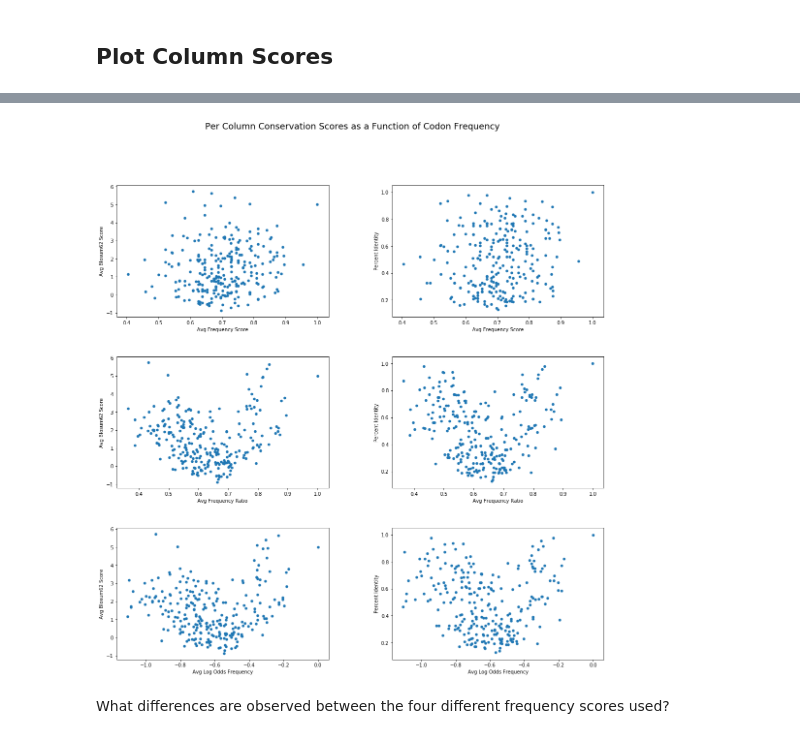
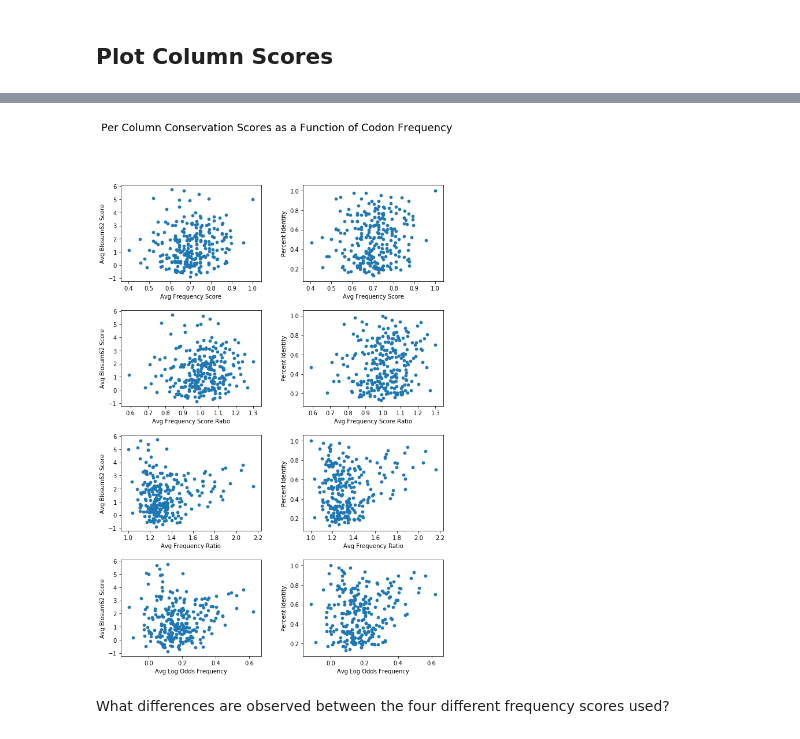
Before and after one commit to Fritos121/Codon-Usage-IDRs, a Jupyter notebook: plot_columns_P04949.ipynb, the cells around one changed output, grey strips where cells are left out. Cells and saved outputs as stored; diff of their text form; code cells hidden in the pictures.

Commit message:
updated with new plots

```diff
--- a/plot_columns_P04949.ipynb
+++ b/plot_columns_P04949.ipynb
@@ -92,38 +115,44 @@ df_clean.plot.scatter('Percent Identity', 'Avg Blosum62 Score', title='Per Colum
 # %%
 # each array is a row; figsize=(width,height)
-fig, ([ax1,ax2], [ax3,ax4], [ax5,ax6]) = plt.subplots(3, 2, sharex='row', figsize=(18,18),
+fig, ([ax1,ax2], [ax3,ax4], [ax5,ax6], [ax7,ax8]) = plt.subplots(4, 2, sharex='row', figsize=(10,15),
                                                                  subplot_kw={'xlabel':"Avg Frequency Score"})
 
 fig.suptitle("Per Column Conservation Scores as a Function of Codon Frequency", fontsize=18)
 
 
 ax1.scatter(df_clean['Avg Frequency Score'], df_clean['Avg Blosum62 Score'], s=22)
 ax1.set_ylabel('Avg Blosum62 Score')
 
 ax2.scatter(df_clean['Avg Frequency Score'], df_clean['Percent Identity'], s=22)
 ax2.set_ylabel('Percent Identity')
 
-ax3.scatter(df_clean['Avg Frequency Ratio'], df_clean['Avg Blosum62 Score'], s=22)
-ax3.set(xlabel='Avg Frequency Ratio', ylabel='Avg Blosum62 Score')
+ax3.scatter(df_clean['Avg Frequency Score Ratio'], df_clean['Avg Blosum62 Score'], s=22)
+ax3.set(xlabel='Avg Frequency Score Ratio', ylabel='Avg Blosum62 Score')
 
-ax4.scatter(df_clean['Avg Frequency Ratio'], df_clean['Percent Identity'], s=22)
-ax4.set(xlabel='Avg Frequency Ratio', ylabel='Percent Identity')
+ax4.scatter(df_clean['Avg Frequency Score Ratio'], df_clean['Percent Identity'], s=22)
+ax4.set(xlabel='Avg Frequency Score Ratio', ylabel='Percent Identity')
+
+ax5.scatter(df_clean['Avg Frequency Ratio'], df_clean['Avg Blosum62 Score'], s=22)
+ax5.set(xlabel='Avg Frequency Ratio', ylabel='Avg Blosum62 Score')
+
+ax6.scatter(df_clean['Avg Frequency Ratio'], df_clean['Percent Identity'], s=22)
+ax6.set(xlabel='Avg Frequency Ratio', ylabel='Percent Identity')
 
 #ax5.scatter(df_clean['Log Avg Frequency Ratio'], df_clean['Avg Blosum62 Score'], s=22)
 #ax5.set(xlabel='Log Avg Frequency Ratio', ylabel='Avg Blosum62 Score')
 
 #ax6.scatter(df_clean['Log Avg Frequency Ratio'], df_clean['Percent Identity'], s=22)
 #ax6.set(xlabel='Log Avg Frequency Ratio', ylabel='Percent Identity')
 
-ax5.scatter(df_clean['Avg Log Odds Frequency'], df_clean['Avg Blosum62 Score'], s=22)
-ax5.set(xlabel='Avg Log Odds Frequency', ylabel='Avg Blosum62 Score')
+ax7.scatter(df_clean['Avg Log Odds Frequency'], df_clean['Avg Blosum62 Score'], s=22)
+ax7.set(xlabel='Avg Log Odds Frequency', ylabel='Avg Blosum62 Score')
 
-ax6.scatter(df_clean['Avg Log Odds Frequency'], df_clean['Percent Identity'], s=22)
-ax6.set(xlabel='Avg Log Odds Frequency', ylabel='Percent Identity')
+ax8.scatter(df_clean['Avg Log Odds Frequency'], df_clean['Percent Identity'], s=22)
+ax8.set(xlabel='Avg Log Odds Frequency', ylabel='Percent Identity')
 
 fig.subplots_adjust(hspace=0.3, wspace=0.3);
 # %% [output]
-[figure, old version]
+[figure, new version]
 # %% [markdown]
 What differences are observed between the four different frequency scores used?
 # %% [markdown]
```
Also changed, not shown: parts of 64 cells of this notebook, 2 other files.
